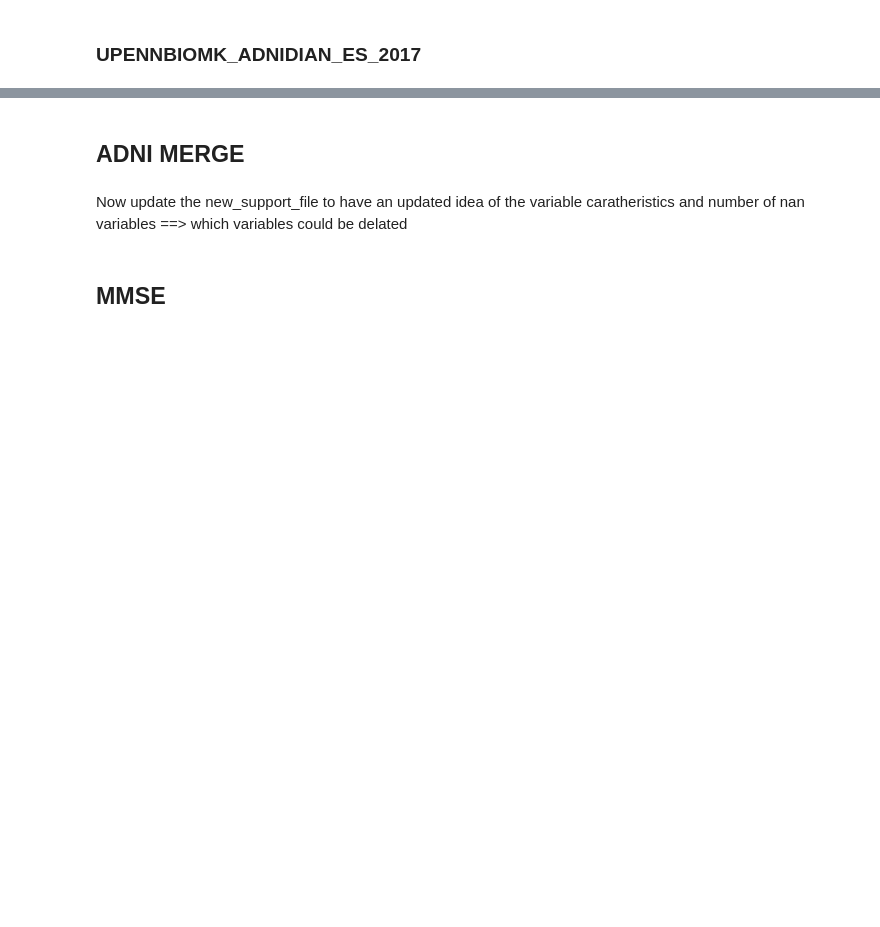
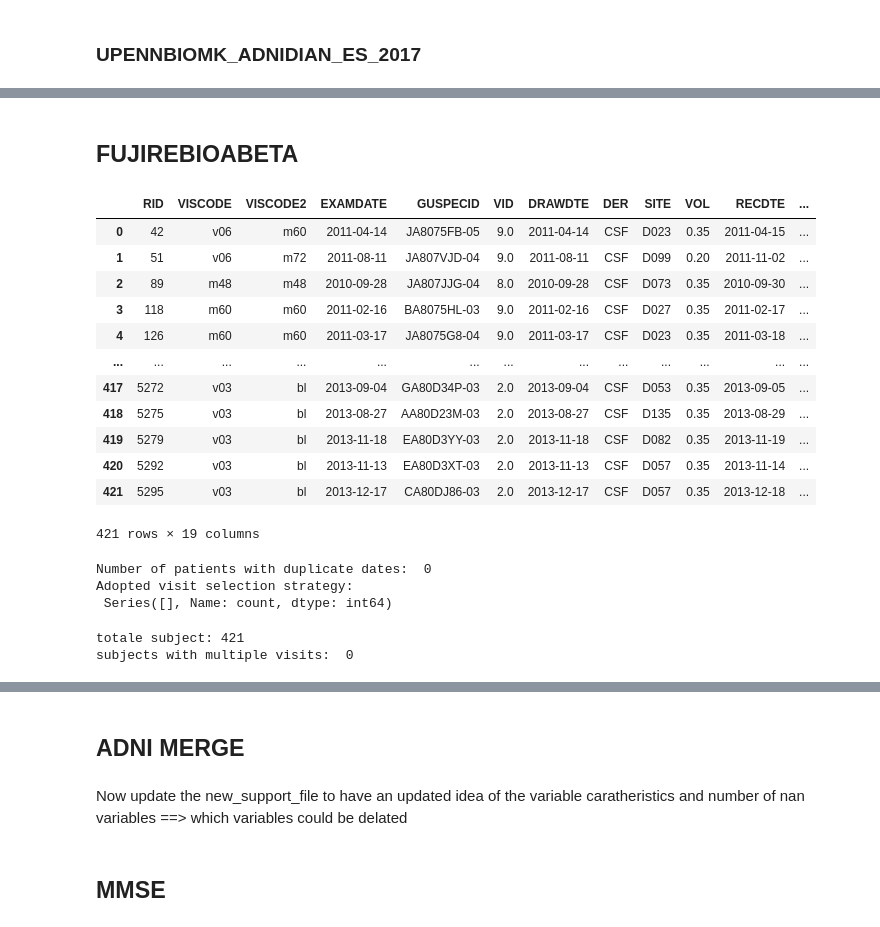
Before and after one commit to ifabfoundation/AIND, a Jupyter notebook: WP-2/Data_cleaning/adni_cleaning1.ipynb, the cells around one changed output, grey strips where cells are left out. Saved outputs shown, nothing was run; the diff lists cells and outputs as text; code cells hidden in the pictures; blank space fills up the shorter version.

```diff
--- a/WP-2/Data_cleaning/adni_cleaning1.ipynb
+++ b/WP-2/Data_cleaning/adni_cleaning1.ipynb
@@ -291,0 +387,57 @@ result = client.upload_dataframe(
+# %% [markdown]
+## FUJIREBIOABETA
+# %%
+file_code = 'FUJIREBIOABETA'
+search = client.query_files(
+    query={
+        'custom.level' : 'raw',
+        'custom.file_code': file_code
+    }
+)
+
+zip_files = client.download_file(
+    search['object_name'],
+    extract_zip=True
+)
+
+file_name = list(zip_files.keys())[0]
+dataset = zip_files[file_name]
+
+df_new = dataset.copy(deep=True)
+# %%
+# Important columns
+columns_must_be_verified = ['ABETA42', 'ABETA40']
+
+# Fixing unkown values and delating rows with no relevant data
+no_unknow_df = dataCleaner.replace_unknown_values(df_new)
+no_none_df = dataCleaner.drop_if_all_none(no_unknow_df, columns_must_be_verified)
+no_none_df = dataCleaner.drop_if_all_none(no_none_df, ['EXAMDATE'])
+# %%
+no_none_df
+# %% [output]
+|  | RID | VISCODE | VISCODE2 | EXAMDATE | GUSPECID | VID | DRAWDTE | DER | SITE | VOL | RECDTE | ... |
+| 0 | 42 | v06 | m60 | 2011-04-14 | JA8075FB-05 | 9.0 | 2011-04-14 | CSF | D023 | 0.35 | 2011-04-15 | ... |
+| 1 | 51 | v06 | m72 | 2011-08-11 | JA807VJD-04 | 9.0 | 2011-08-11 | CSF | D099 | 0.20 | 2011-11-02 | ... |
+| 2 | 89 | m48 | m48 | 2010-09-28 | JA807JJG-04 | 8.0 | 2010-09-28 | CSF | D073 | 0.35 | 2010-09-30 | ... |
+| 3 | 118 | m60 | m60 | 2011-02-16 | BA8075HL-03 | 9.0 | 2011-02-16 | CSF | D027 | 0.35 | 2011-02-17 | ... |
+| 4 | 126 | m60 | m60 | 2011-03-17 | JA8075G8-04 | 9.0 | 2011-03-17 | CSF | D023 | 0.35 | 2011-03-18 | ... |
+| ... | ... | ... | ... | ... | ... | ... | ... | ... | ... | ... | ... | ... |
+| 417 | 5272 | v03 | bl | 2013-09-04 | GA80D34P-03 | 2.0 | 2013-09-04 | CSF | D053 | 0.35 | 2013-09-05 | ... |
+| 418 | 5275 | v03 | bl | 2013-08-27 | AA80D23M-03 | 2.0 | 2013-08-27 | CSF | D135 | 0.35 | 2013-08-29 | ... |
+| 419 | 5279 | v03 | bl | 2013-11-18 | EA80D3YY-03 | 2.0 | 2013-11-18 | CSF | D082 | 0.35 | 2013-11-19 | ... |
+| 420 | 5292 | v03 | bl | 2013-11-13 | EA80D3XT-03 | 2.0 | 2013-11-13 | CSF | D057 | 0.35 | 2013-11-14 | ... |
+| 421 | 5295 | v03 | bl | 2013-12-17 | CA80DJ86-03 | 2.0 | 2013-12-17 | CSF | D057 | 0.35 | 2013-12-18 | ... |
+421 rows × 19 columns
+# %%
+# Finding the exam code
+datefix_df = dataCleaner.to_date_format(no_none_df, ['EXAMDATE'])
+datefix_df = dataCleaner.find_exam_code(
+    datefix_df,
+    date_column = 'EXAMDATE',
+    viscode_refernce = 'VISCODE2',
+    patient_id_column = 'RID',
+    essential_variables= columns_must_be_verified)
+# %% [output]
+Number of patients with duplicate dates:  0
+Adopted visit selection strategy:
+ Series([], Name: count, dtype: int64)
@@ -291,0 +453,8 @@ result = client.upload_dataframe(
+# %%
+tot_sub = len(final_df['RID'].unique())
+print('totale subject:', tot_sub)
+multiple_visists = (final_df['RID'].value_counts() > 1).sum()
+print('subjects with multiple visits: ', multiple_visists)
+# %% [output]
+totale subject: 421
+subjects with multiple visits:  0
```
Also changed, not shown: parts of 51 cells of this notebook, 2 other files.
